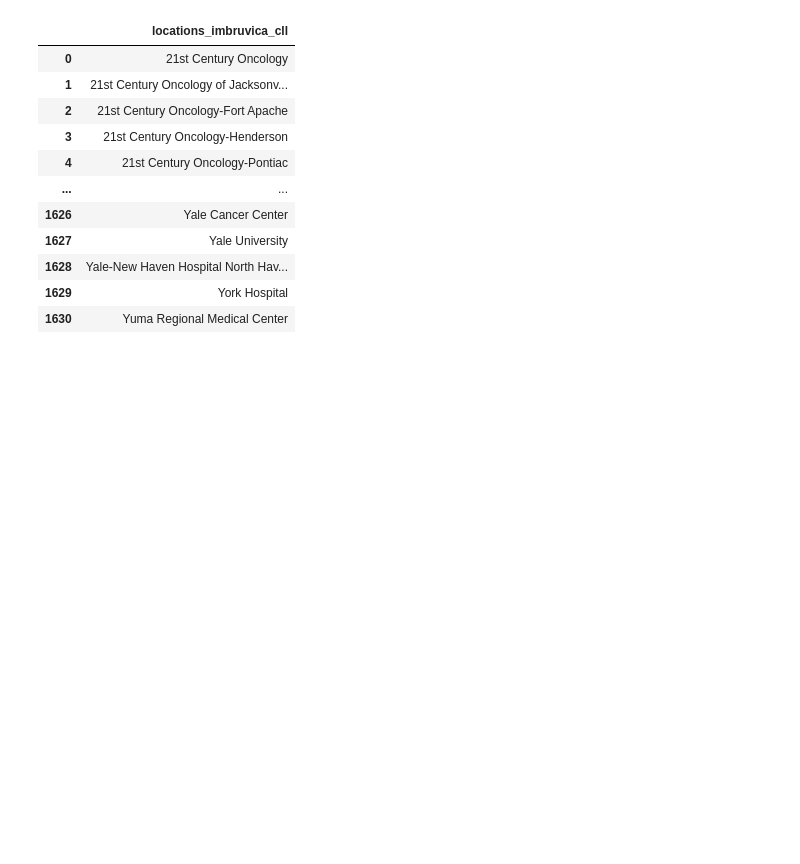
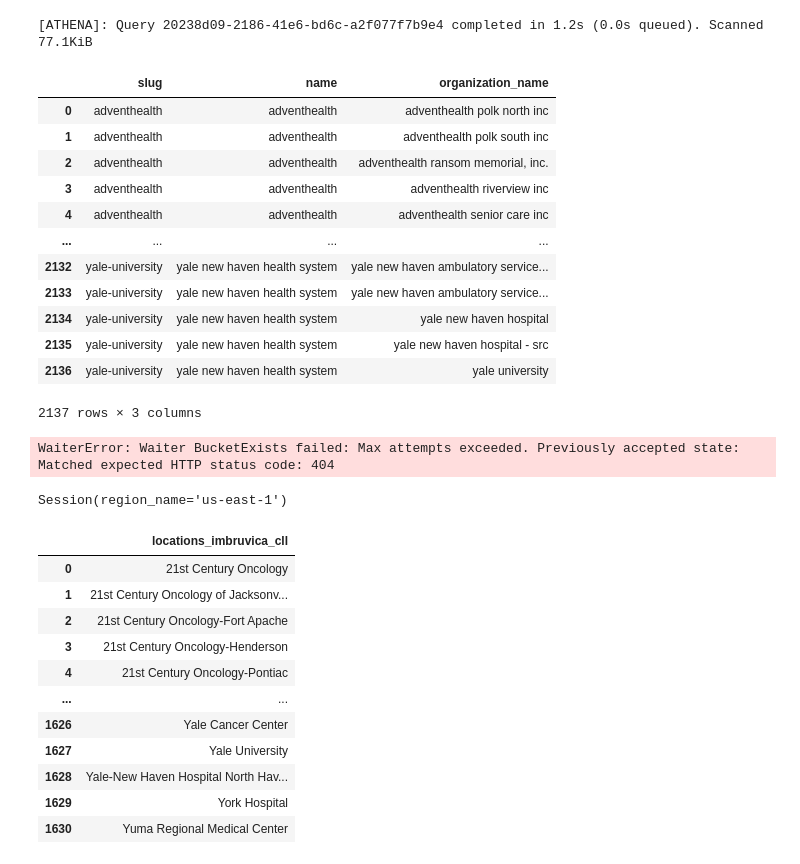
Before and after one commit to jjgong7/streamlit_demo, a Jupyter notebook: src/streamlit.ipynb, the cells around one changed output. Drawn from its saved outputs; the diff is of its cells as text; code cells hidden in the pictures; blank space fills up the shorter version.

Commit message:
working dashboard for s3, mongo, and selection input

```diff
--- a/src/streamlit.ipynb
+++ b/src/streamlit.ipynb
@@ -9,0 +28,28 @@ import numpy as np
+# %%
+VIEW = 'distinct_slug_orgs'
+# %%
+query = f'''
+            SELECT * FROM {DB_NAME}.{VIEW}
+            '''
+# %%
+output_location = 's3://pulse-analytics-data-1/aws-athena-queries/aws-athena-queries/'
+# %%
+query_df = get_query_df(query, session, output_location)
+# %% [output]
+[ATHENA]: Query 20238d09-2186-41e6-bd6c-a2f077f7b9e4 completed in 1.2s (0.0s queued). Scanned 77.1KiB
+# %%
+query_df
+# %% [output]
+|  | slug | name | organization_name |
+| 0 | adventhealth | adventhealth | adventhealth polk north inc |
+| 1 | adventhealth | adventhealth | adventhealth polk south inc |
+| 2 | adventhealth | adventhealth | adventhealth ransom memorial, inc. |
+| 3 | adventhealth | adventhealth | adventhealth riverview inc |
+| 4 | adventhealth | adventhealth | adventhealth senior care inc |
+| ... | ... | ... | ... |
+| 2132 | yale-university | yale new haven health system | yale new haven ambulatory service... |
+| 2133 | yale-university | yale new haven health system | yale new haven ambulatory service... |
+| 2134 | yale-university | yale new haven health system | yale new haven hospital |
+| 2135 | yale-university | yale new haven health system | yale new haven hospital - src |
+| 2136 | yale-university | yale new haven health system | yale university |
+2137 rows × 3 columns
@@ -10,3 +67,11 @@ import numpy as np
+# %%
+df = wr.athena.read_sql_table(table=TB_NAME, database=DB_NAME, boto3_session=session)
+# %% [output]
+WaiterError: Waiter BucketExists failed: Max attempts exceeded. Previously accepted state: Matched expected HTTP status code: 404
+# %%
+session
+# %% [output]
+Session(region_name='us-east-1')
 # %%
 df_ind = pd.read_excel('data/indication_dates.xlsx')
 df_loc = pd.read_csv('data/locations.csv')
```
Also changed, not shown: parts of 7 cells of this notebook, 5 other files.
